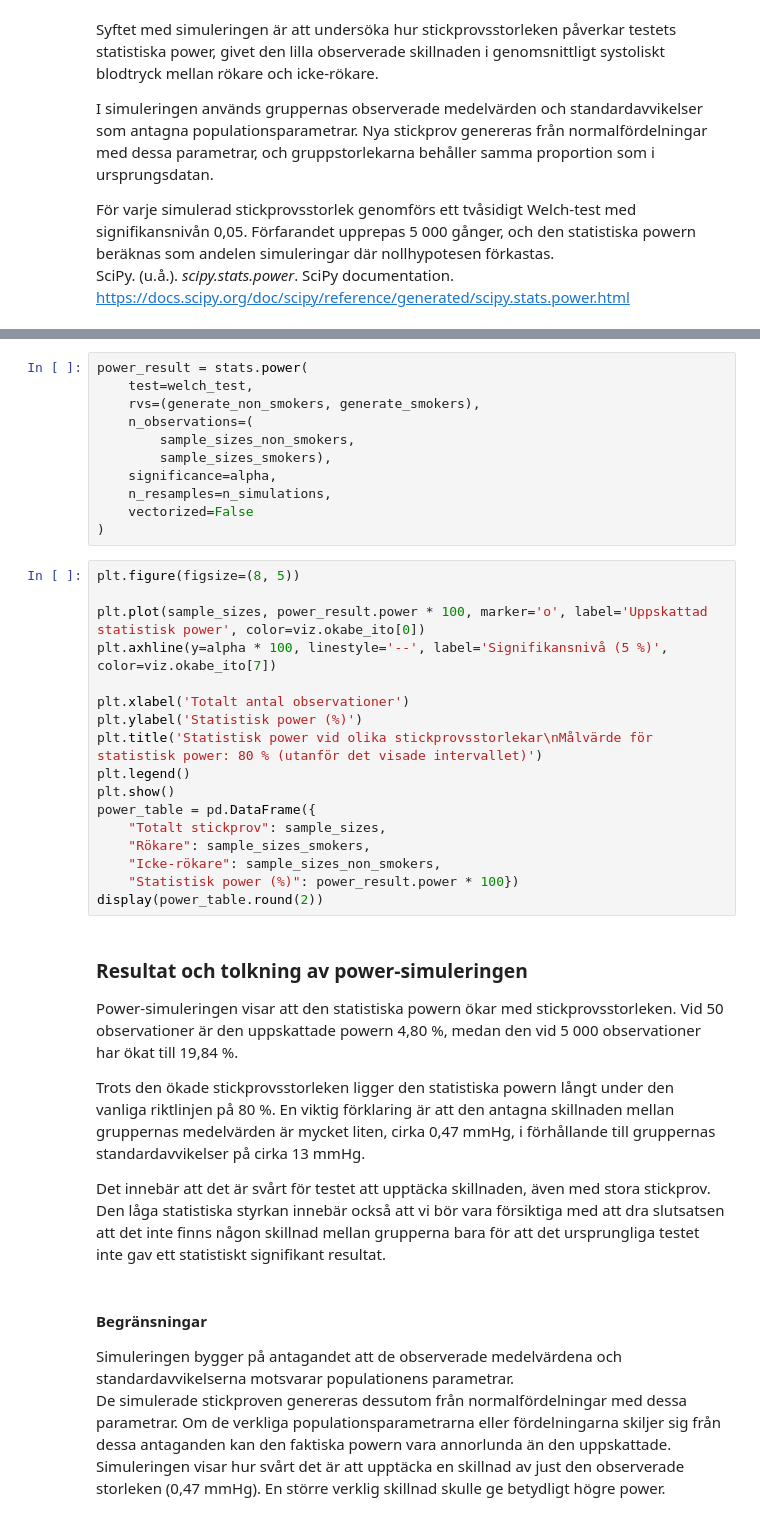
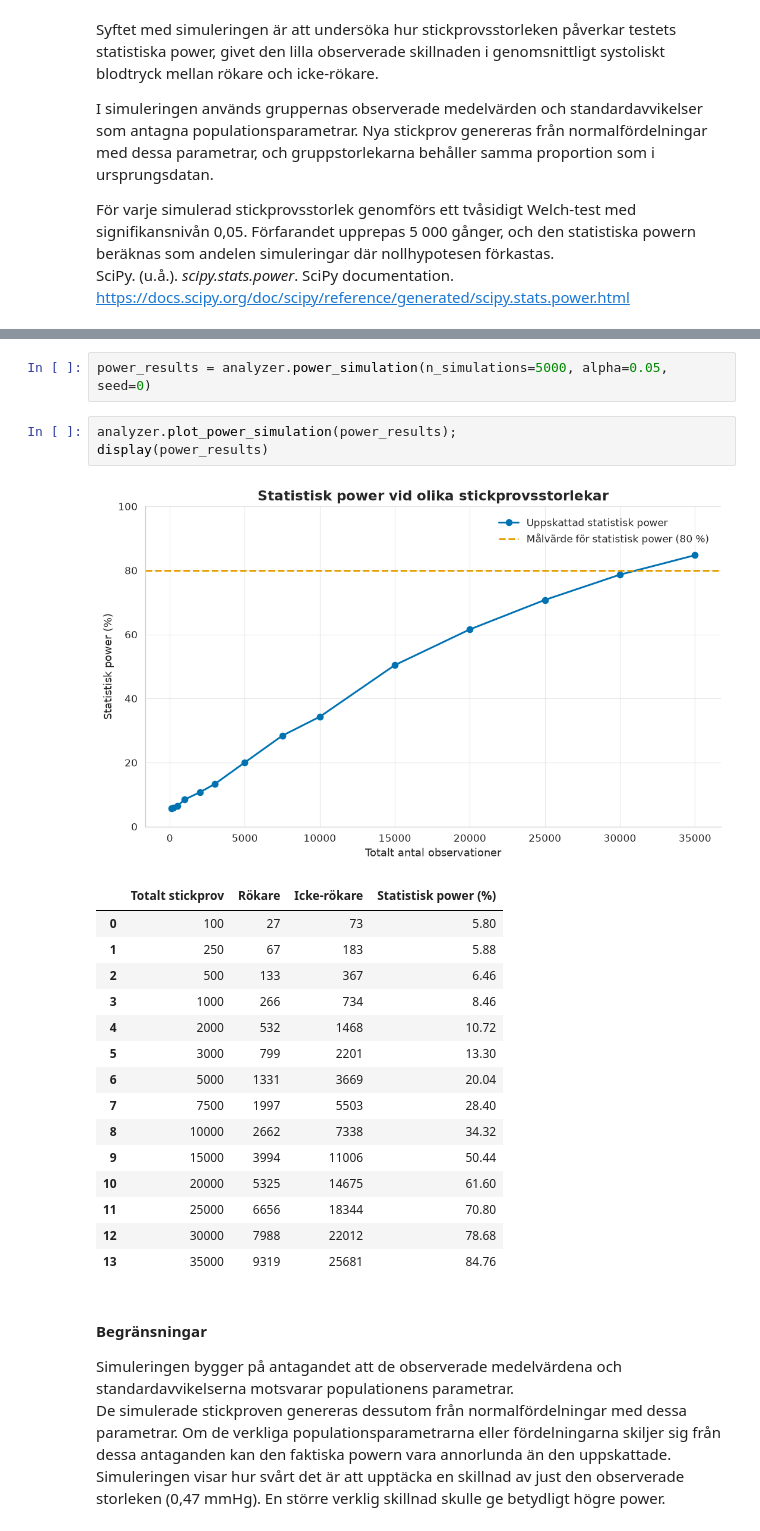
Before and after one commit to Hakan-Fridlund/PYSTDA45-assignment_health_study, a Jupyter notebook: notebooks/health_study_part2.ipynb, the cells around one changed output, grey strips where cells are left out. Cells and saved outputs as stored; diff of their text form.

```diff
--- a/notebooks/health_study_part2.ipynb
+++ b/notebooks/health_study_part2.ipynb
@@ -439,39 +388,25 @@ def generate_smokers(size):
-# %%
-power_result = stats.power(
-    test=welch_test,
-    rvs=(generate_non_smokers, generate_smokers),
-    n_observations=(
-        sample_sizes_non_smokers,
-        sample_sizes_smokers),
-    significance=alpha,
-    n_resamples=n_simulations,
-    vectorized=False
-)
-# %%
-plt.figure(figsize=(8, 5))
-
-plt.plot(sample_sizes, power_result.power * 100, marker='o', label='Uppskattad statistisk power', color=viz.okabe_ito[0])
-plt.axhline(y=alpha * 100, linestyle='--', label='Signifikansnivå (5 %)', color=viz.okabe_ito[7])
-
-plt.xlabel('Totalt antal observationer')
-plt.ylabel('Statistisk power (%)')
-plt.title('Statistisk power vid olika stickprovsstorlekar\nMålvärde för statistisk power: 80 % (utanför det visade intervallet)')
-plt.legend()
-plt.show()
-power_table = pd.DataFrame({
-    "Totalt stickprov": sample_sizes,
-    "Rökare": sample_sizes_smokers,
-    "Icke-rökare": sample_sizes_non_smokers,
-    "Statistisk power (%)": power_result.power * 100})
-display(power_table.round(2))
-# %% [markdown]
-### Resultat och tolkning av power-simuleringen
-Power-simuleringen visar att den statistiska powern ökar med stickprovsstorleken. Vid 50 observationer är den uppskattade powern 4,80 %, medan den vid 5 000 observationer har ökat till 19,84 %.
-
-Trots den ökade stickprovsstorleken ligger den statistiska powern långt under den vanliga riktlinjen på 80 %. En viktig förklaring är att den antagna skillnaden mellan gruppernas medelvärden är mycket liten, cirka 0,47 mmHg, i förhållande till gruppernas standardavvikelser på cirka 13 mmHg.
-
-Det innebär att det är svårt för testet att upptäcka skillnaden, även med stora stickprov.
-Den låga statistiska styrkan innebär också att vi bör vara försiktiga med att dra slutsatsen att det inte finns någon skillnad mellan grupperna bara för att det ursprungliga testet inte gav ett statistiskt signifikant resultat.
+# %%
+power_results = analyzer.power_simulation(n_simulations=5000, alpha=0.05, seed=0)
+# %%
+analyzer.plot_power_simulation(power_results);
+display(power_results)
+# %% [output]
+[figure, added]
+|  | Totalt stickprov | Rökare | Icke-rökare | Statistisk power (%) |
+| 0 | 100 | 27 | 73 | 5.80 |
+| 1 | 250 | 67 | 183 | 5.88 |
+| 2 | 500 | 133 | 367 | 6.46 |
+| 3 | 1000 | 266 | 734 | 8.46 |
+| 4 | 2000 | 532 | 1468 | 10.72 |
+| 5 | 3000 | 799 | 2201 | 13.30 |
+| 6 | 5000 | 1331 | 3669 | 20.04 |
+| 7 | 7500 | 1997 | 5503 | 28.40 |
+| 8 | 10000 | 2662 | 7338 | 34.32 |
+| 9 | 15000 | 3994 | 11006 | 50.44 |
+| 10 | 20000 | 5325 | 14675 | 61.60 |
+| 11 | 25000 | 6656 | 18344 | 70.80 |
+| 12 | 30000 | 7988 | 22012 | 78.68 |
+| 13 | 35000 | 9319 | 25681 | 84.76 |
 # %% [markdown]
 #### Begränsningar
 Simuleringen bygger på antagandet att de observerade medelvärdena och standardavvikelserna motsvarar populationens parametrar.
```
Also changed, not shown: parts of 4 cells of this notebook, 3 other files.
